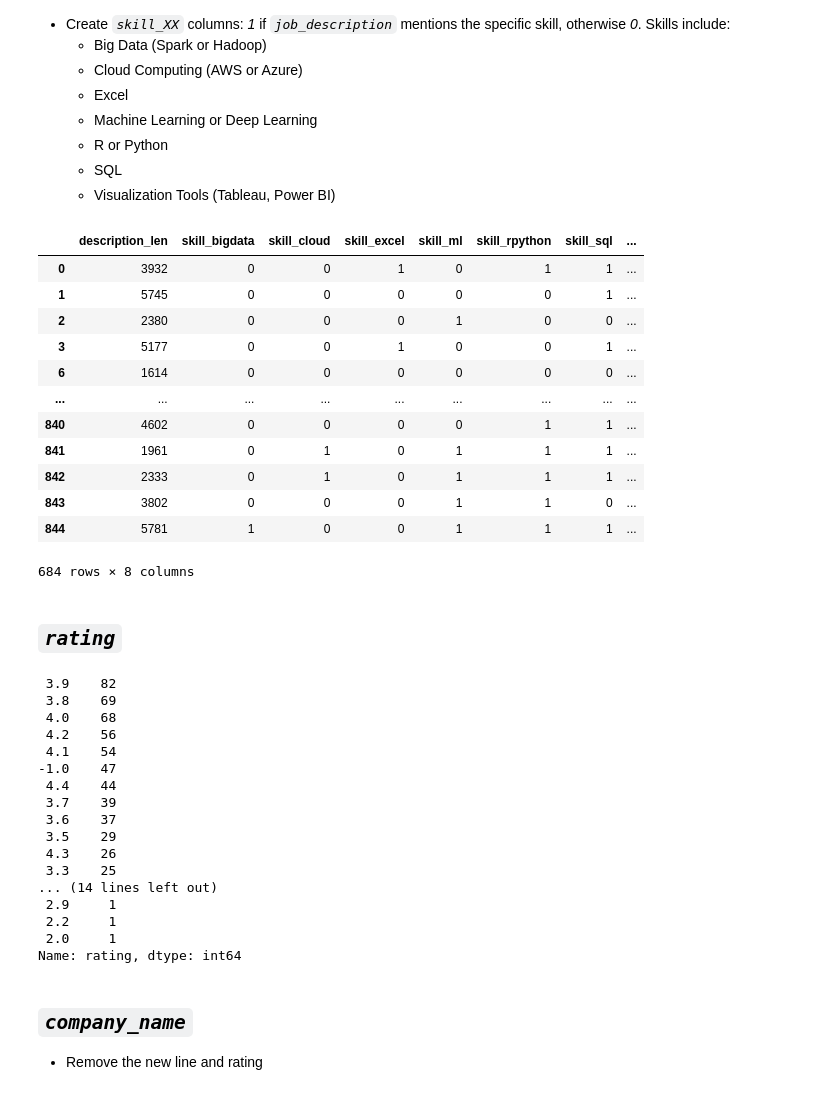
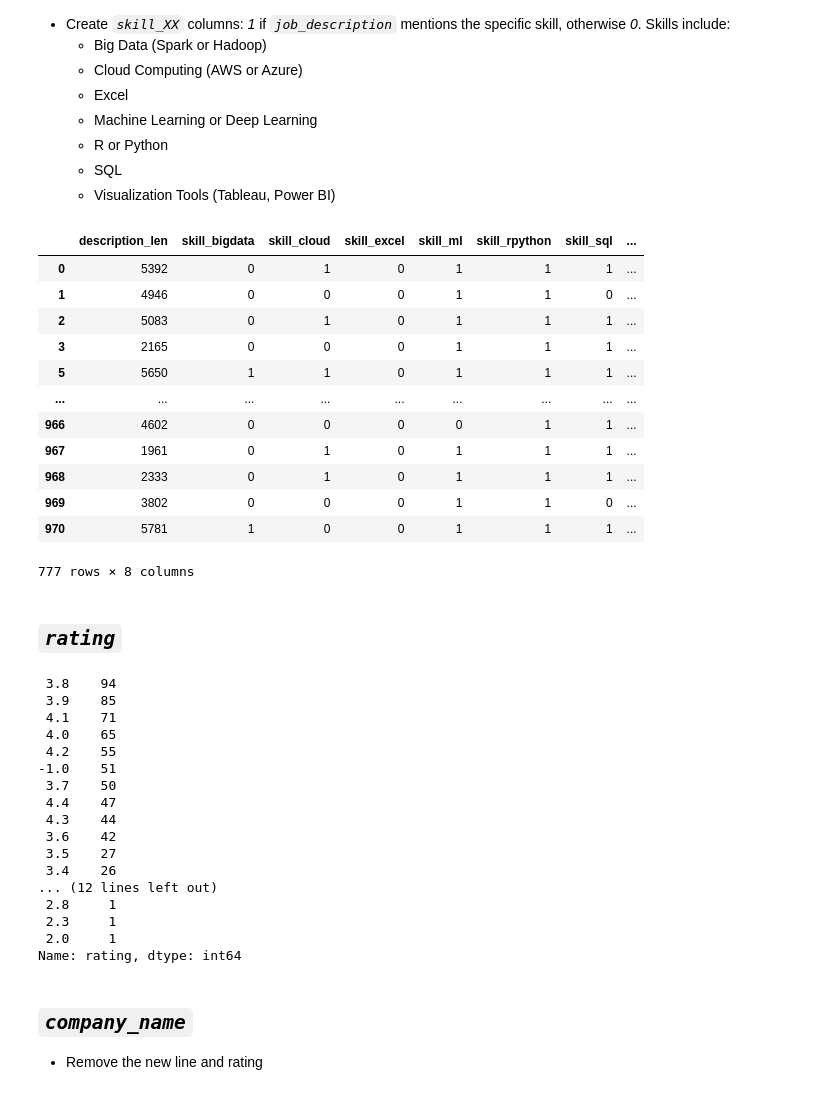
Before and after one commit to YongHHuang/data_science_salary, a Jupyter notebook: data_cleaning.ipynb, the cells around one changed output. Saved outputs shown, nothing was run; the diff lists cells and outputs as text; code cells hidden in the pictures.

```diff
--- a/data_cleaning.ipynb
+++ b/data_cleaning.ipynb
@@ -6,9 +6,10 @@
 import pandas as pd
 import re
 # %%
-data_analyst_jobs = pd.read_csv('data/data_analyst_jobs_no_repeat.csv')
-data_scientist_jobs = pd.read_csv('data/data_scientist_jobs_no_repeat.csv')
-df = pd.concat([data_analyst_jobs, data_scientist_jobs], ignore_index=True)
+#data_analyst_jobs = pd.read_csv('data/data_analyst_jobs_no_repeat.csv')
+#data_scientist_jobs = pd.read_csv('data/data_scientist_jobs_no_repeat.csv')
+#df = pd.concat([data_analyst_jobs, data_scientist_jobs], ignore_index=True)
+df = pd.read_csv('data/data_scientist_jobs_no_repeat.csv')
 df
 # %% [output]
 |  | Job Title | Salary Estimate | Job Description | Rating | Company Name | Location | Size | Founded | ... |
@@ -94,13 +95,15 @@ def remote(row):
 
 def seniority(title):
     title = title.lower()
+
     if 'sr' in title or 'senior' in title or 'mid' in title or 'experienced' in title or\
     'lead' in title or 'manager' in title or 'principal' in title or 'director' in title:
         return 'High'
-    elif 'jr' in title or 'junior' in title or 'entry' in title or 'associate' in title:
+    elif 'jr' in title or 'junior' in title or 'entry level' in title or 'associate' in title or 'graduate' in title:
         return 'Low'
     else:
-        return 'NA'
+        return 'Unknown'
+
 
 def title_simplify(title):
     title = title.lower()
@@ -115,7 +118,7 @@ def title_simplify(title):
     elif 'lead' in title or 'manager' in title or 'principal' in title or 'director' in title:
         return 'Manager'
     else:
-        return 'NA'
+        return 'Others'
 # %%
 # change the value of location to Remote if it appears in job_title
 df = df.apply(remote, axis=1)
@@ -202,8 +205,8 @@ df = pd.concat([df, result], axis=1)
 # create salary_avg by averaging salary_min and salary_max
 df['salary_avg'] = (df['salary_min'] + df['salary_max']) / 2
 
-df.drop(['salary_estimate'], axis=1, inplace=True)
+df.drop(['salary_estimate', 'employer_provided_salary', 'hourly_wage'], axis=1, inplace=True)
 
 # check results
-df.loc[:, 'employer_provided_salary':'salary_avg'][:60]
+df.loc[:, 'salary_min':'salary_avg'][:60]
 # %% [output]
@@ -238,61 +241,59 @@ df.loc[:, 'employer_provided_salary':'salary_avg'][:60]
 # %%
 # create description_len to count the length of the job description
 df['description_len'] = df['job_description'].apply(len)
 
 # create skill_XX: 1 if job_description mentions the specific skill, otherwise 0
 # Spark or Hadoop
 df['skill_bigdata'] = df['job_description'].apply(lambda x: 1 if re.search('Spark|Hadoop', x) else 0)
 # AWS or Azure
 df['skill_cloud'] = df['job_description'].apply(lambda x: 1 if re.search('AWS|Azure', x) else 0)
 # Excel
 df['skill_excel'] = df['job_description'].apply(lambda x: 1 if re.search('\WExcel\W', x) else 0)
 # machine learning or deep learning
 df['skill_ml'] = df['job_description'].apply(lambda x: 1 if re.search('machine learning|deep learning', x.lower()) else 0)
 # R or Python
 df['skill_rpython'] = df['job_description'].apply(lambda x: 1 if re.search('\W(R|Python)\W', x) else 0)
 # SQL
 df['skill_sql'] = df['job_description'].apply(lambda x: 1 if re.search('SQL', x) else 0)
 # Tableau, Power BI
 df['skill_viztool'] = df['job_description'].apply(lambda x: 1 if re.search('Tableau|PowerBI|Power BI', x) else 0)
 
-df.drop(['job_description'], axis=1, inplace=True)
-
 # check results
 df.loc[:, 'description_len':'skill_viztool']
 # %% [output]
 |  | description_len | skill_bigdata | skill_cloud | skill_excel | skill_ml | skill_rpython | skill_sql | ... |
-| 0 | 3932 | 0 | 0 | 1 | 0 | 1 | 1 | ... |
-| 1 | 5745 | 0 | 0 | 0 | 0 | 0 | 1 | ... |
-| 2 | 2380 | 0 | 0 | 0 | 1 | 0 | 0 | ... |
-| 3 | 5177 | 0 | 0 | 1 | 0 | 0 | 1 | ... |
-| 6 | 1614 | 0 | 0 | 0 | 0 | 0 | 0 | ... |
+| 0 | 5392 | 0 | 1 | 0 | 1 | 1 | 1 | ... |
+| 1 | 4946 | 0 | 0 | 0 | 1 | 1 | 0 | ... |
+| 2 | 5083 | 0 | 1 | 0 | 1 | 1 | 1 | ... |
+| 3 | 2165 | 0 | 0 | 0 | 1 | 1 | 1 | ... |
+| 5 | 5650 | 1 | 1 | 0 | 1 | 1 | 1 | ... |
 | ... | ... | ... | ... | ... | ... | ... | ... | ... |
-| 840 | 4602 | 0 | 0 | 0 | 0 | 1 | 1 | ... |
-| 841 | 1961 | 0 | 1 | 0 | 1 | 1 | 1 | ... |
-| 842 | 2333 | 0 | 1 | 0 | 1 | 1 | 1 | ... |
-| 843 | 3802 | 0 | 0 | 0 | 1 | 1 | 0 | ... |
-| 844 | 5781 | 1 | 0 | 0 | 1 | 1 | 1 | ... |
+| 966 | 4602 | 0 | 0 | 0 | 0 | 1 | 1 | ... |
+| 967 | 1961 | 0 | 1 | 0 | 1 | 1 | 1 | ... |
+| 968 | 2333 | 0 | 1 | 0 | 1 | 1 | 1 | ... |
+| 969 | 3802 | 0 | 0 | 0 | 1 | 1 | 0 | ... |
+| 970 | 5781 | 1 | 0 | 0 | 1 | 1 | 1 | ... |
-684 rows × 8 columns
+777 rows × 8 columns
 # %% [markdown]
 ## ***`rating`***
 # %%
 df['rating'].value_counts()
 # %% [output]
- 3.9    82
- 3.8    69
- 4.0    68
- 4.2    56
- 4.1    54
--1.0    47
- 4.4    44
- 3.7    39
- 3.6    37
- 3.5    29
- 4.3    26
- 3.3    25
-... (14 lines left out)
- 2.9     1
- 2.2     1
+ 3.8    94
+ 3.9    85
+ 4.1    71
+ 4.0    65
+ 4.2    55
+-1.0    51
+ 3.7    50
+ 4.4    47
+ 4.3    44
+ 3.6    42
+ 3.5    27
+ 3.4    26
+... (12 lines left out)
+ 2.8     1
+ 2.3     1
  2.0     1
 Name: rating, dtype: int64
 # %% [markdown]
```
Also changed, not shown: parts of 21 cells of this notebook, 5 other files.
